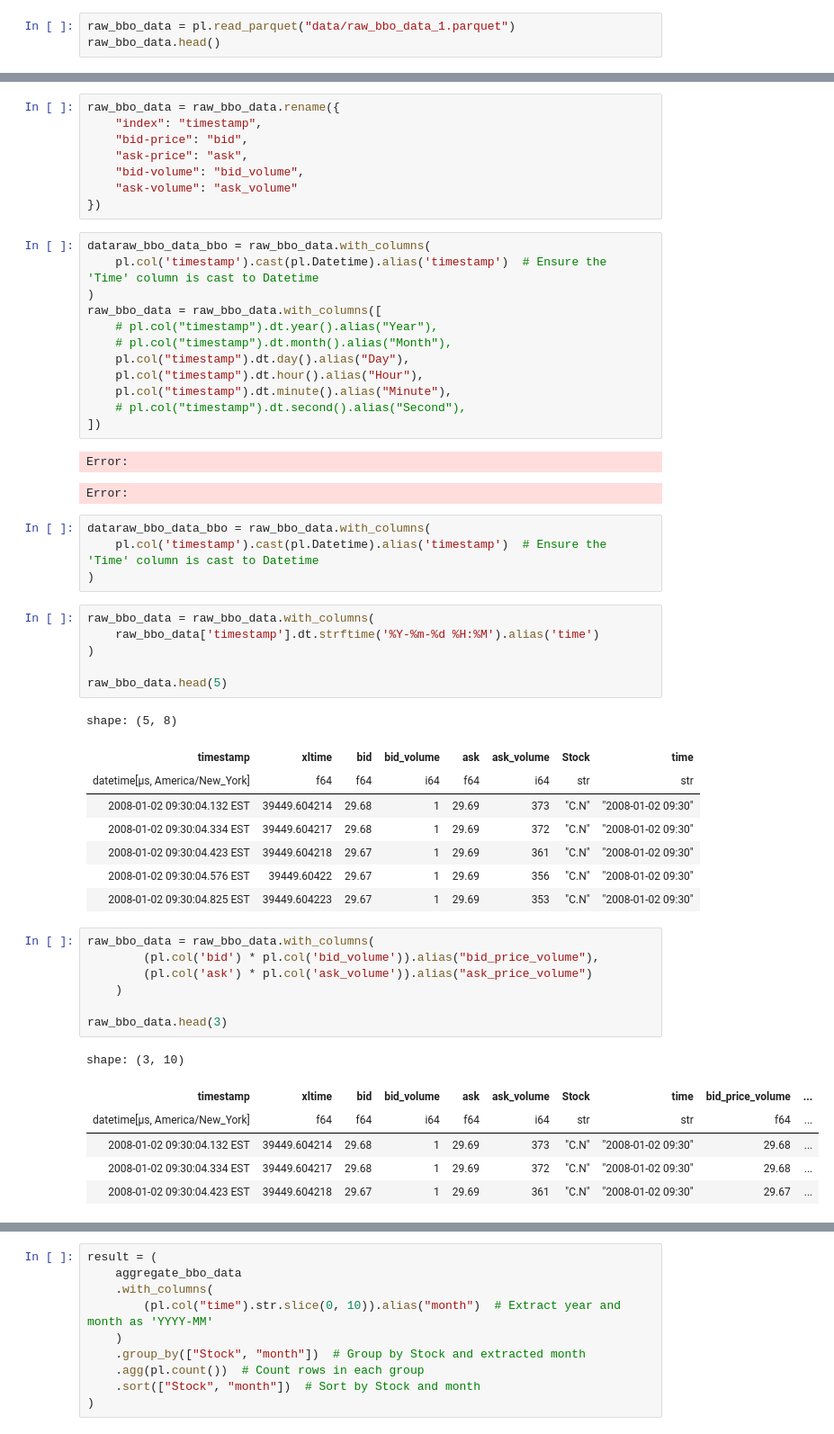
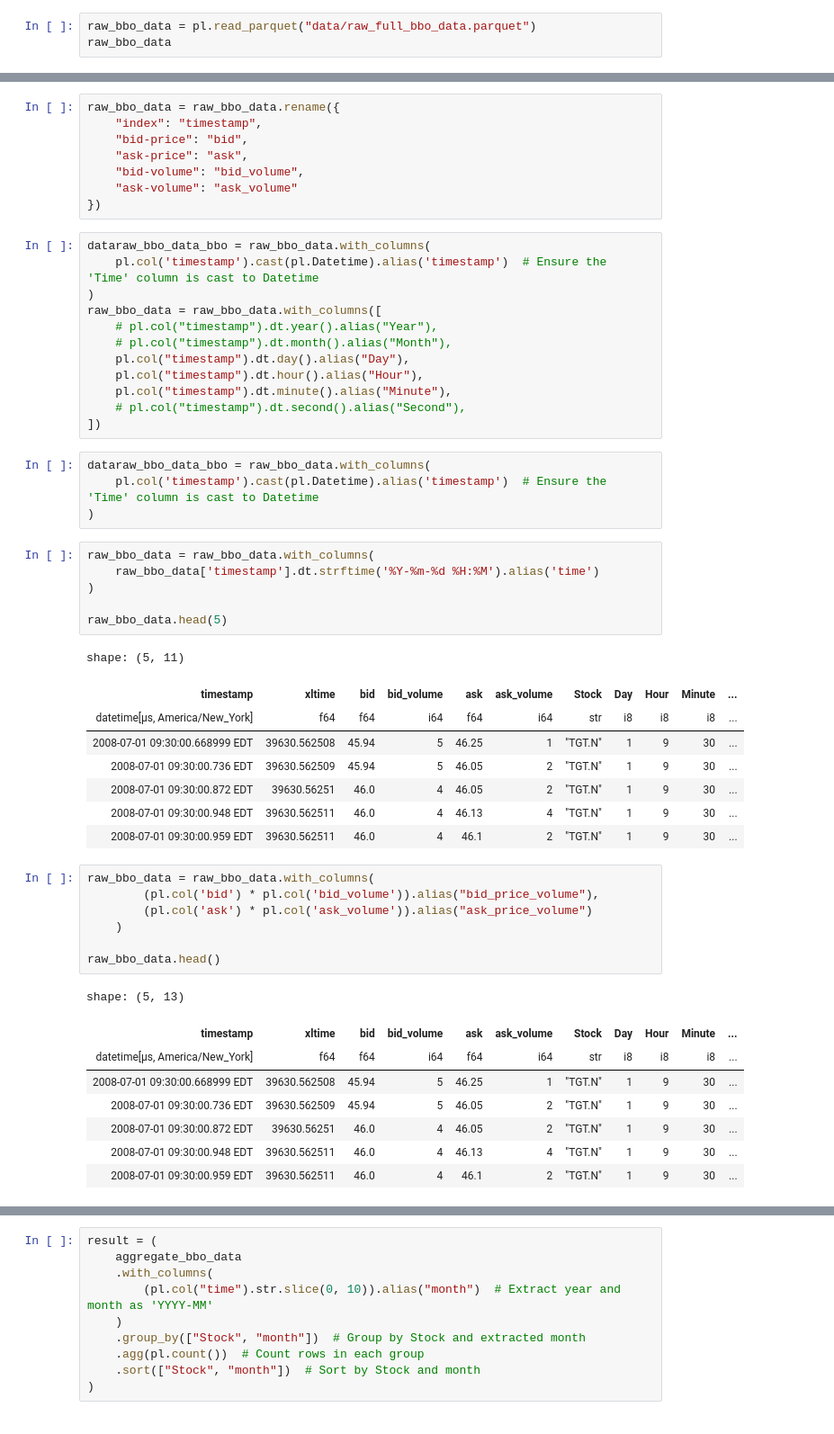
Before and after one commit to valee99/FIN-525-Project, a Jupyter notebook: get_smaller_dataset.ipynb, the cells around one changed output, grey strips where cells are left out. Shown at 90% size. Drawn from its saved outputs; the diff is of its cells as text.

```diff
--- a/get_smaller_dataset.ipynb
+++ b/get_smaller_dataset.ipynb
@@ -1,6 +1,6 @@
 # %%
 import polars as pl
 # %%
-raw_bbo_data = pl.read_parquet("data/raw_bbo_data_1.parquet")
-raw_bbo_data.head()
+raw_bbo_data = pl.read_parquet("data/raw_full_bbo_data.parquet")
+raw_bbo_data
 # %% [output]
@@ -73,9 +79,6 @@ raw_bbo_data = raw_bbo_data.with_columns([
     pl.col("timestamp").dt.minute().alias("Minute"),
     # pl.col("timestamp").dt.second().alias("Second"),
 ])
-# %% [output]
-Error:
-Error:
 # %%
 dataraw_bbo_data_bbo = raw_bbo_data.with_columns(
     pl.col('timestamp').cast(pl.Datetime).alias('timestamp')  # Ensure the 'Time' column is cast to Datetime
@@ -87,28 +90,30 @@ raw_bbo_data = raw_bbo_data.with_columns(
 
 raw_bbo_data.head(5)
 # %% [output]
-shape: (5, 8)
+shape: (5, 11)
-| timestamp | xltime | bid | bid_volume | ask | ask_volume | Stock | time |
-| datetime[μs, America/New_York] | f64 | f64 | i64 | f64 | i64 | str | str |
-| 2008-01-02 09:30:04.132 EST | 39449.604214 | 29.68 | 1 | 29.69 | 373 | "C.N" | "2008-01-02 09:30" |
-| 2008-01-02 09:30:04.334 EST | 39449.604217 | 29.68 | 1 | 29.69 | 372 | "C.N" | "2008-01-02 09:30" |
-| 2008-01-02 09:30:04.423 EST | 39449.604218 | 29.67 | 1 | 29.69 | 361 | "C.N" | "2008-01-02 09:30" |
-| 2008-01-02 09:30:04.576 EST | 39449.60422 | 29.67 | 1 | 29.69 | 356 | "C.N" | "2008-01-02 09:30" |
-| 2008-01-02 09:30:04.825 EST | 39449.604223 | 29.67 | 1 | 29.69 | 353 | "C.N" | "2008-01-02 09:30" |
+| timestamp | xltime | bid | bid_volume | ask | ask_volume | Stock | Day | Hour | Minute | ... |
+| datetime[μs, America/New_York] | f64 | f64 | i64 | f64 | i64 | str | i8 | i8 | i8 | ... |
+| 2008-07-01 09:30:00.668999 EDT | 39630.562508 | 45.94 | 5 | 46.25 | 1 | "TGT.N" | 1 | 9 | 30 | ... |
+| 2008-07-01 09:30:00.736 EDT | 39630.562509 | 45.94 | 5 | 46.05 | 2 | "TGT.N" | 1 | 9 | 30 | ... |
+| 2008-07-01 09:30:00.872 EDT | 39630.56251 | 46.0 | 4 | 46.05 | 2 | "TGT.N" | 1 | 9 | 30 | ... |
+| 2008-07-01 09:30:00.948 EDT | 39630.562511 | 46.0 | 4 | 46.13 | 4 | "TGT.N" | 1 | 9 | 30 | ... |
+| 2008-07-01 09:30:00.959 EDT | 39630.562511 | 46.0 | 4 | 46.1 | 2 | "TGT.N" | 1 | 9 | 30 | ... |
 # %%
 raw_bbo_data = raw_bbo_data.with_columns(
         (pl.col('bid') * pl.col('bid_volume')).alias("bid_price_volume"),
         (pl.col('ask') * pl.col('ask_volume')).alias("ask_price_volume")
     )
 
-raw_bbo_data.head(3)
+raw_bbo_data.head()
 # %% [output]
-shape: (3, 10)
+shape: (5, 13)
-| timestamp | xltime | bid | bid_volume | ask | ask_volume | Stock | time | bid_price_volume | ... |
-| datetime[μs, America/New_York] | f64 | f64 | i64 | f64 | i64 | str | str | f64 | ... |
-| 2008-01-02 09:30:04.132 EST | 39449.604214 | 29.68 | 1 | 29.69 | 373 | "C.N" | "2008-01-02 09:30" | 29.68 | ... |
-| 2008-01-02 09:30:04.334 EST | 39449.604217 | 29.68 | 1 | 29.69 | 372 | "C.N" | "2008-01-02 09:30" | 29.68 | ... |
-| 2008-01-02 09:30:04.423 EST | 39449.604218 | 29.67 | 1 | 29.69 | 361 | "C.N" | "2008-01-02 09:30" | 29.67 | ... |
+| timestamp | xltime | bid | bid_volume | ask | ask_volume | Stock | Day | Hour | Minute | ... |
+| datetime[μs, America/New_York] | f64 | f64 | i64 | f64 | i64 | str | i8 | i8 | i8 | ... |
+| 2008-07-01 09:30:00.668999 EDT | 39630.562508 | 45.94 | 5 | 46.25 | 1 | "TGT.N" | 1 | 9 | 30 | ... |
+| 2008-07-01 09:30:00.736 EDT | 39630.562509 | 45.94 | 5 | 46.05 | 2 | "TGT.N" | 1 | 9 | 30 | ... |
+| 2008-07-01 09:30:00.872 EDT | 39630.56251 | 46.0 | 4 | 46.05 | 2 | "TGT.N" | 1 | 9 | 30 | ... |
+| 2008-07-01 09:30:00.948 EDT | 39630.562511 | 46.0 | 4 | 46.13 | 4 | "TGT.N" | 1 | 9 | 30 | ... |
+| 2008-07-01 09:30:00.959 EDT | 39630.562511 | 46.0 | 4 | 46.1 | 2 | "TGT.N" | 1 | 9 | 30 | ... |
 # %%
 aggregate_bbo_data = raw_bbo_data.group_by(["time", "Stock"]).agg([
     (pl.sum("bid_price_volume") / pl.sum("bid_volume")).alias("bid_vwa"),
```
Also changed, not shown: parts of 7 cells of this notebook, 38 other files.
